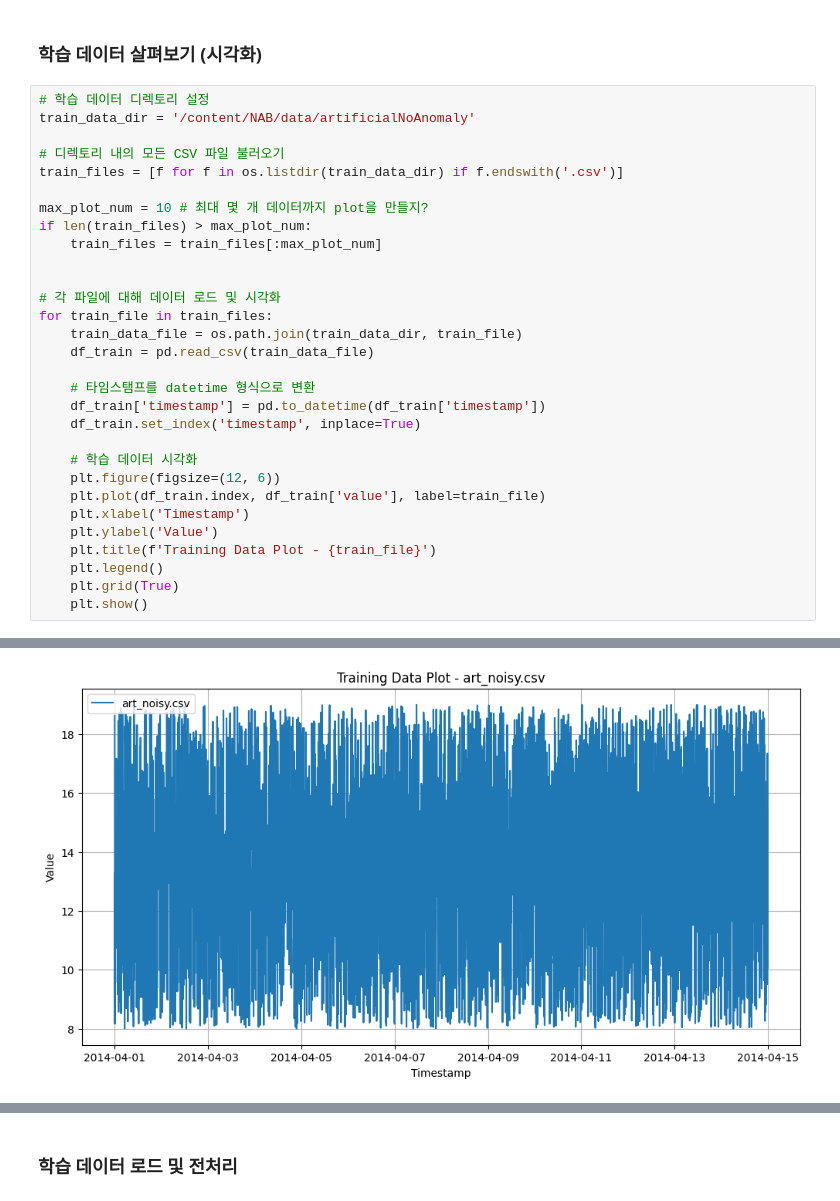
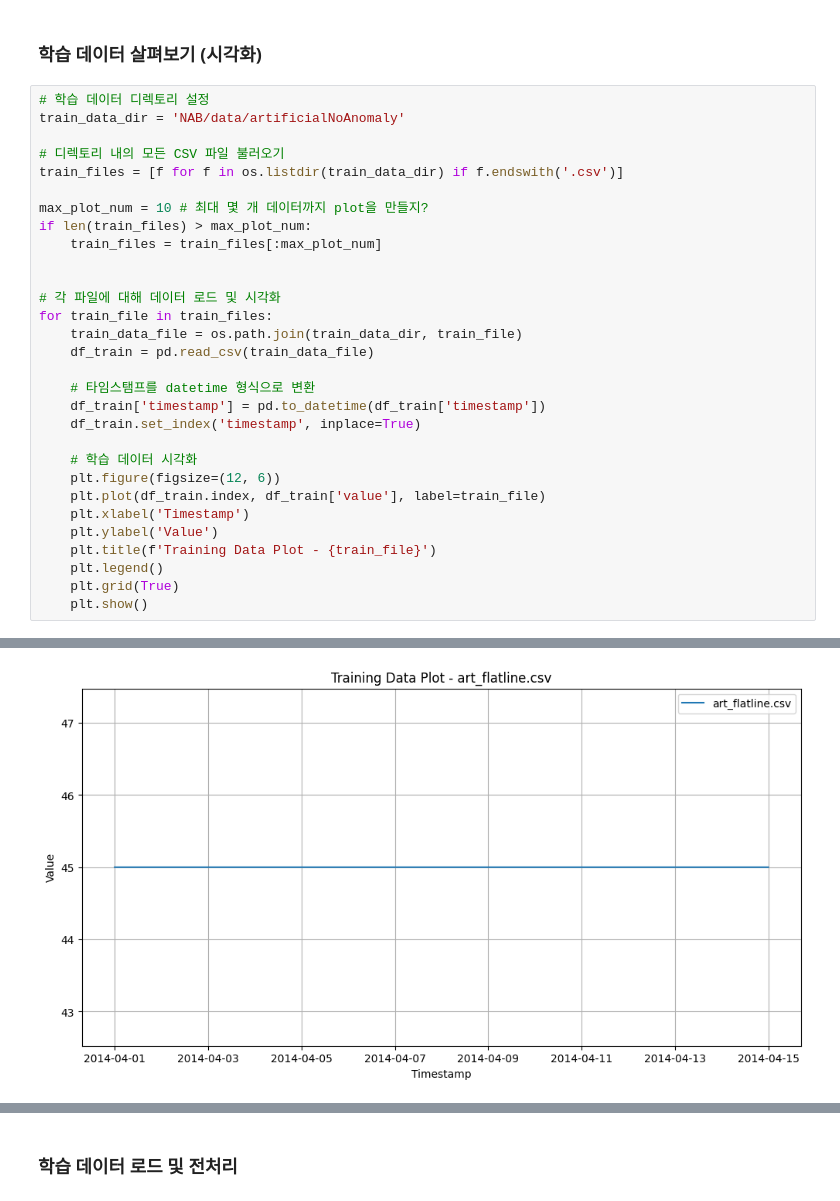
Before and after one commit to abcd-EGH/IEcapstone, a Jupyter notebook: LSTM+AE+GARCH.ipynb, the cells around one changed output, grey strips where cells are left out. Cells and saved outputs as stored; diff of their text form.

Commit message:
[ADD] H1 training in progress

```diff
--- a/LSTM+AE+GARCH.ipynb
+++ b/LSTM+AE+GARCH.ipynb
@@ -78,7 +78,7 @@ class BiLSTMAutoEncoder(nn.Module):
 ### 학습 데이터 살펴보기 (시각화)
 # %%
 # 학습 데이터 디렉토리 설정
-train_data_dir = '/content/NAB/data/artificialNoAnomaly'
+train_data_dir = 'NAB/data/artificialNoAnomaly'
 
 # 디렉토리 내의 모든 CSV 파일 불러오기
 train_files = [f for f in os.listdir(train_data_dir) if f.endswith('.csv')]
@@ -113 +113 @@ for train_file in train_files:
-[figure, old version]
+[figure, new version]
```
Also changed, not shown: parts of 2 cells of this notebook, 11 other files.
